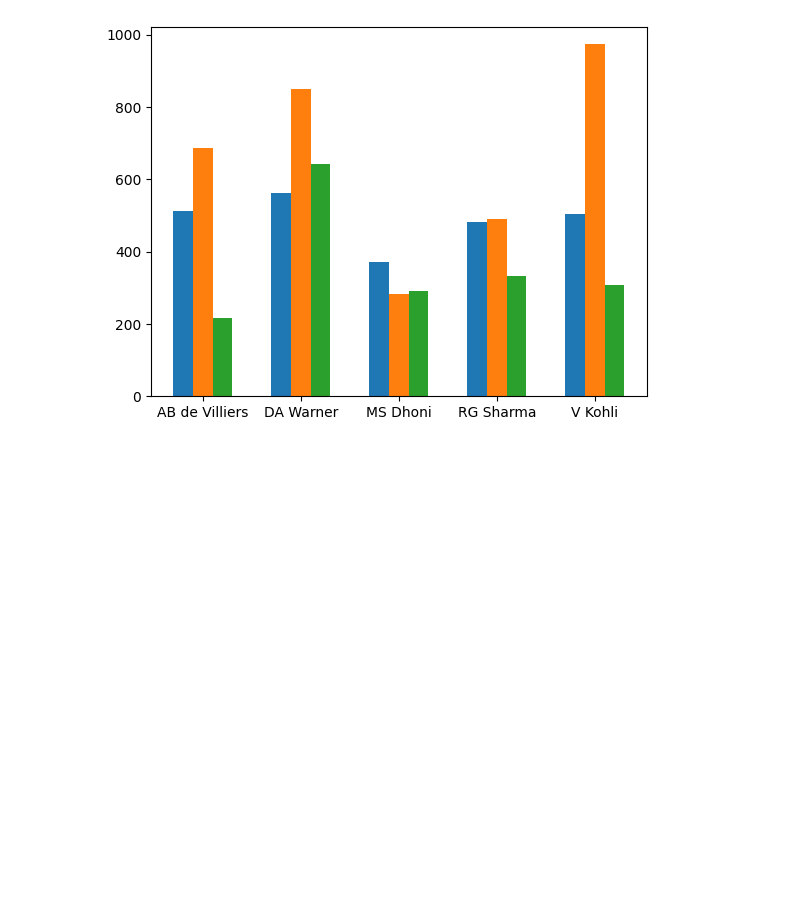
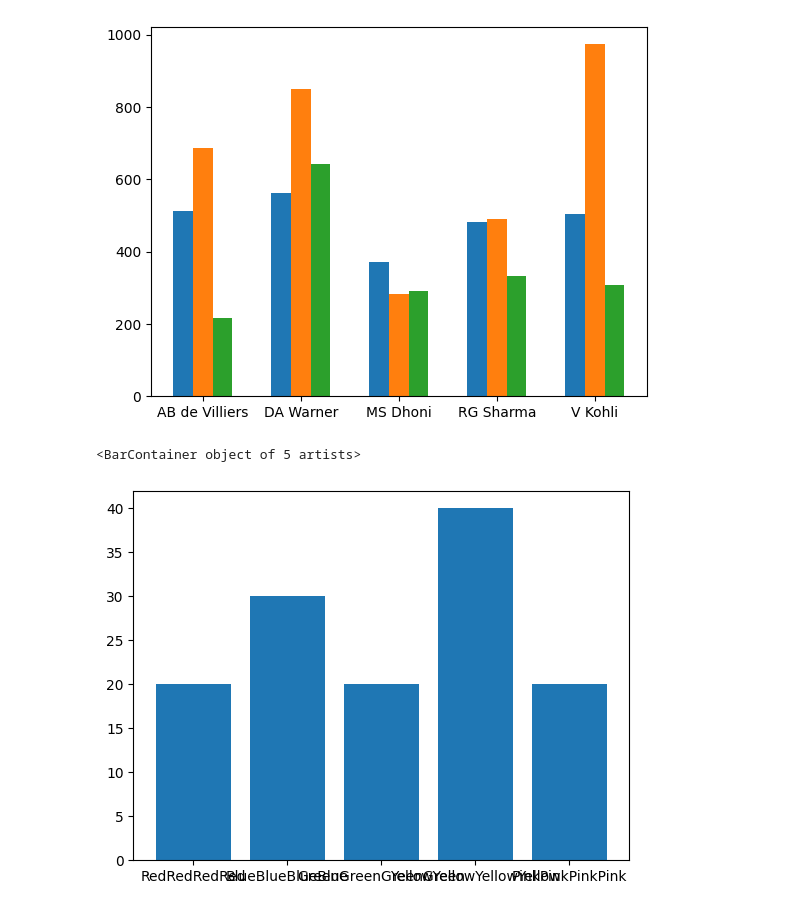
Before and after one commit to hrishavraj89/matplotlib, a Jupyter notebook: matplotlib.ipynb, the cells around one changed output. Cells and saved outputs as stored; diff of their text form; code cells hidden in the pictures; blank space fills up the shorter version.

```diff
--- a/matplotlib.ipynb
+++ b/matplotlib.ipynb
@@ -301,3 +301,11 @@ plt.xticks(np.arange(df.shape[0]), df['batsman'])
 plt.show()
 # %% [output]
 [figure]
+# %%
+#aligning x-axis labels
+children = [20,30,20,40,20]
+colors = ['RedRedRedRed','BlueBlueBlueBlue','GreenGreenGreenGreen','YellowYellowYellowYellow','PinkPinkPinkPink']
+plt.bar(colors, children)
+# %% [output]
+<BarContainer object of 5 artists>
+[figure, added]
```
Also changed, not shown: parts of 1 cell of this notebook.
